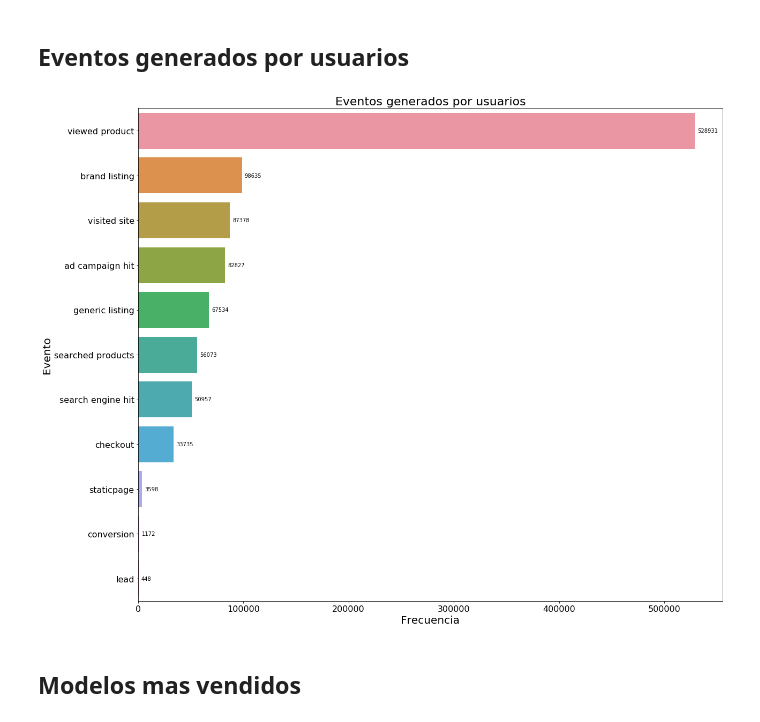
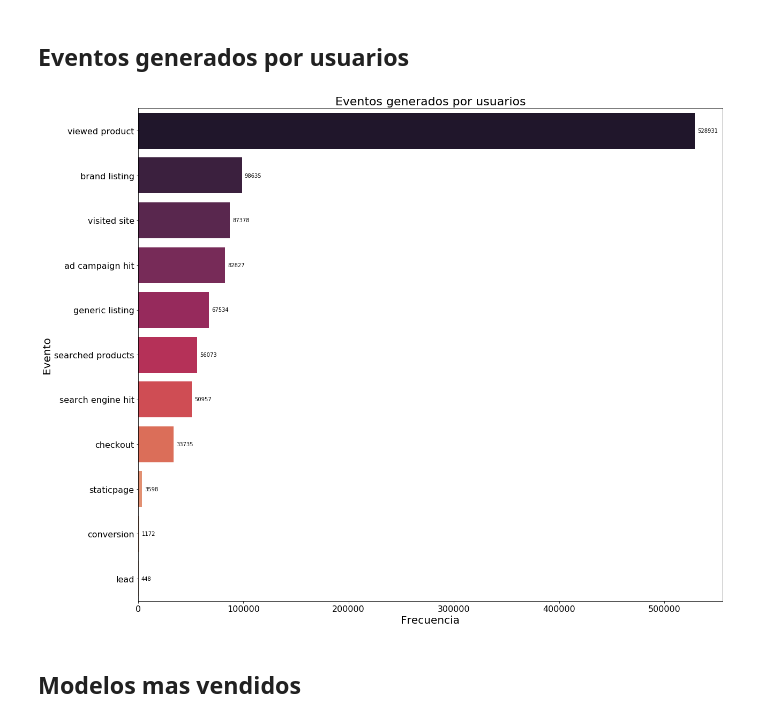
Before and after one commit to emabrea/7506-DATOS-TP1, a Jupyter notebook: Analisis Exploratorio.ipynb, the cells around one changed output. Drawn from its saved outputs; the diff is of its cells as text; code cells hidden in the pictures.

```diff
--- a/Analisis Exploratorio.ipynb
+++ b/Analisis Exploratorio.ipynb
@@ -283,40 +337,40 @@ pd.DataFrame(data=d, index=["eventos por persona"])
 ## Eventos generados por usuarios
 # %%
 fig, ax = plt.subplots(figsize=(18, 14))
-ax = sns.barplot(x=events_vc.values, y=events_vc.index)
+ax = sns.barplot(x=events_vc.values, y=events_vc.index , palette = 'rocket')
 ax.set_title("Eventos generados por usuarios", fontsize=22)
 ax.set_xlabel("Frecuencia", fontsize=20)
 ax.set_ylabel("Evento", fontsize=20)
 ax.tick_params(labelsize=16)
 fig.tight_layout()
 
 
 rects = ax.patches
 
 # For each bar: Place a label
 for rect in rects:
     # Get X and Y placement of label from rect.
     x_value = rect.get_width()
     y_value = rect.get_y() + rect.get_height() / 2
 
     # Number of points between bar and label. Change to your liking.
     space = 5
     # Vertical alignment for positive values
     ha = 'left'
 
     # Use X value as label and format number with one decimal place
     label = x_value.astype(int)
 
     # Create annotation
     plt.annotate(
         label,                      # Use `label` as label
         (x_value, y_value),         # Place label at end of the bar
         xytext=(space, 0),          # Horizontally shift label by `space`
         textcoords="offset points", # Interpret `xytext` as offset in points
         va='center',                # Vertically center label
         ha=ha)
 # %% [output]
-[figure, old version]
+[figure, new version]
 # %% [markdown]
 ## Modelos mas vendidos
 # %%
```
Also changed, not shown: parts of 17 cells of this notebook, 3 other files.
